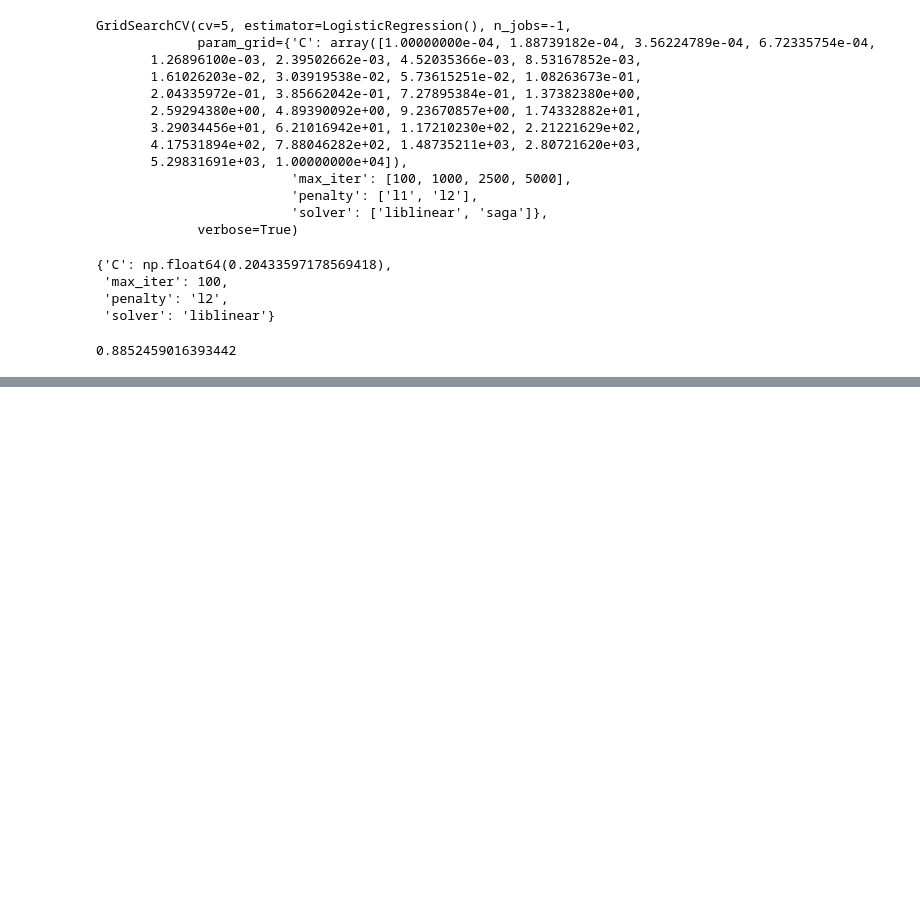
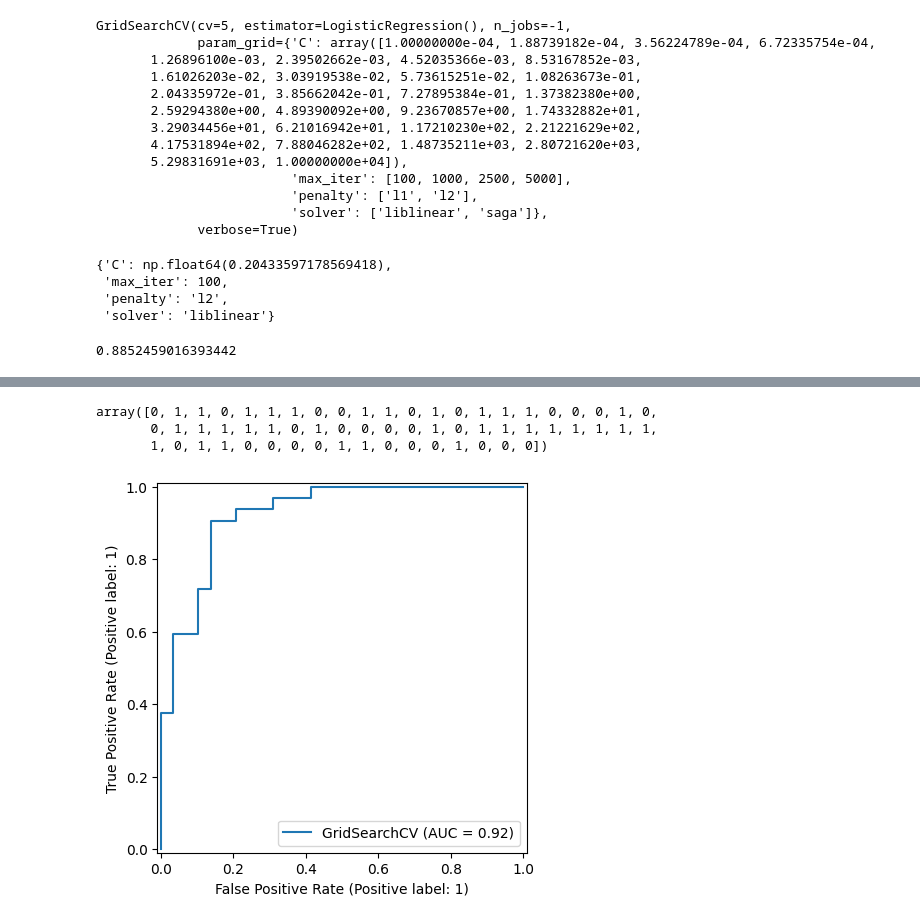
Before and after one commit to Ovaserashid/heart-disease-prediction, a Jupyter notebook: notebooks/main.ipynb, the cells around one changed output, grey strips where cells are left out. Drawn from its saved outputs; the diff is of its cells as text; code cells hidden in the pictures; blank space fills up the shorter version.

Commit message:
Evaluate the Model using ROC and Confusion Matrix
Evaluated the LogisticRegression model using the
ROC curve and confusion matrix. Got the AUC score
of 0.92.

```diff
--- a/notebooks/main.ipynb
+++ b/notebooks/main.ipynb
@@ -498,0 +510,12 @@ gs_log_new.score(X_test, y_test)
+# %%
+y_preds
+# %% [output]
+array([0, 1, 1, 0, 1, 1, 1, 0, 0, 1, 1, 0, 1, 0, 1, 1, 1, 0, 0, 0, 1, 0,
+       0, 1, 1, 1, 1, 1, 0, 1, 0, 0, 0, 0, 1, 0, 1, 1, 1, 1, 1, 1, 1, 1,
+       1, 0, 1, 1, 0, 0, 0, 0, 1, 1, 0, 0, 0, 1, 0, 0, 0])
+# %%
+# Plot ROC curve and calculate AUC metric
+RocCurveDisplay.from_estimator(gs_log, X_test, y_test)
+plt.show()
+# %% [output]
+[figure, added]
```
Also changed, not shown: parts of 4 cells of this notebook.
